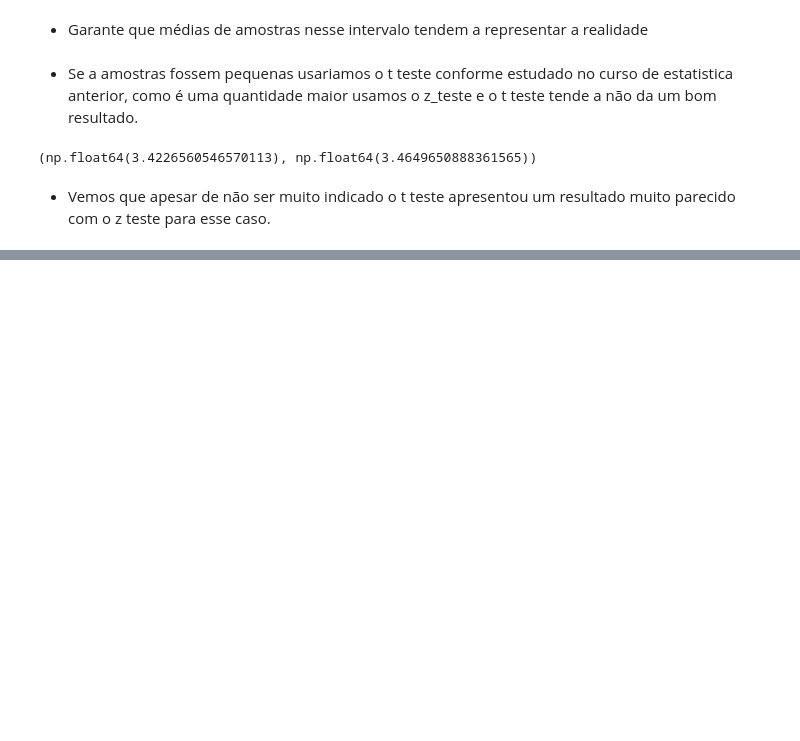
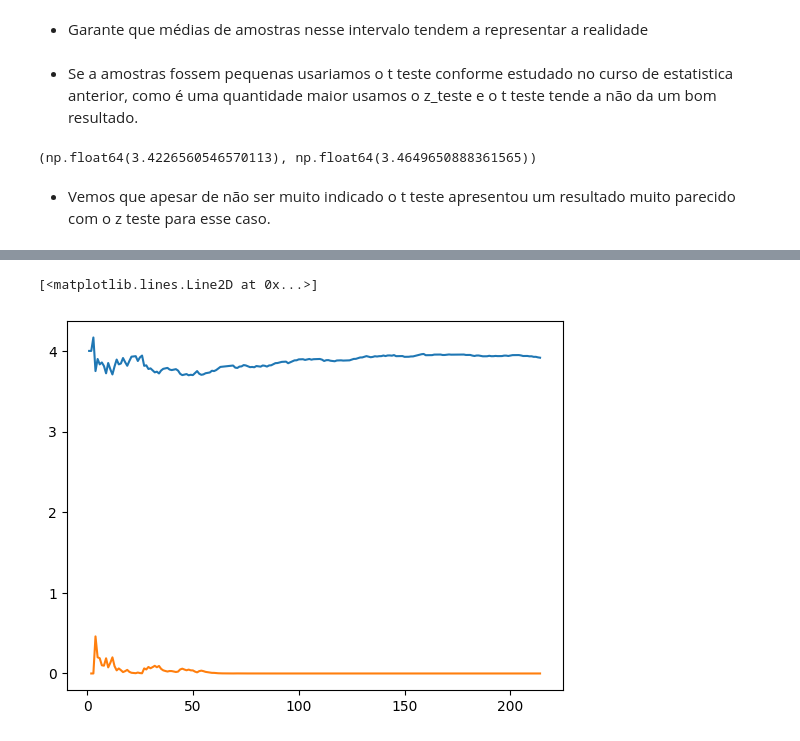
Before and after one commit to JonasSouza871/Machine-Learning-Statistics-Studies, a Jupyter notebook: Testes_Estatísticos_com_Python.ipynb, the cells around one changed output, grey strips where cells are left out. Drawn from its saved outputs; the diff is of its cells as text; code cells hidden in the pictures; blank space fills up the shorter version.

```diff
--- a/Testes_Estatísticos_com_Python.ipynb
+++ b/Testes_Estatísticos_com_Python.ipynb
@@ -706,0 +812,6 @@ test.tconfint_mean() #t teste para a media
+# %%
+from statsmodels.stats.weightstats import ztest
+z_teste,p_valor = ztest(notas1, value=3.43) # media dos filmes igual a 3.43
+  #primeiro termo de saida será o z estatistico e o segundo o p valor
+print(z_teste)
+print(p_valor)
@@ -706,0 +874,15 @@ test.tconfint_mean() #t teste para a media
+# %%
+#total de notas
+len(notas1)
+# faz um for para ver todas as medias de todas as amostras possiveis
+def calcular_teste(i):
+     # Calcula a média da amostra até o índice i
+     media = (notas1[0:i].mean())
+     # Realiza o z-teste usando a amostra (notas1[0:i]) e o valor a ser comparado (3.43)
+     z_teste,p_valor = ztest(notas1[0:i], value=3.43) # media dos filmes igual a 3.43
+     return(media, z_teste,p_valor) #vai retornar 3 valors, a media obtida
+     #o z_Teste estatistico calculado para cada valor
+     # e o p vaor para cada media
+
+medias_amostras_notas_toy_story_teste_z = [calcular_teste(i) for i in range(1, len(notas1))]
+medias_amostras_notas_toy_story_teste_z # 3 saidas
@@ -706,0 +909,16 @@ test.tconfint_mean() #t teste para a media
+# %%
+#total de notas
+len(notas1)
+# faz um for para ver todas as medias de todas as amostras possiveis
+def calcular_teste(i):
+     # Calcula a média da amostra até o índice i
+     media = (notas1[0:i].mean())
+     # Realiza o z-teste usando a amostra (notas1[0:i]) e o valor a ser comparado (3.43)
+     z_teste,p_valor = ztest(notas1[0:i], value=3.43) # media dos filmes igual a 3.43
+     return(i, media, z_teste,p_valor) #vai retornar 4 valors, a media obtida
+     #o z_Teste estatistico calculado para cada valor
+     # e o p vaor para cada media
+     # a amostra
+
+medias_amostras_notas_toy_story_teste_z = [calcular_teste(i) for i in range(1, len(notas1))]
+medias_amostras_notas_toy_story_teste_z # 3 saidas
@@ -706,0 +943,9 @@ test.tconfint_mean() #t teste para a media
+# %%
+import numpy as np
+
+valores= np.array(medias_amostras_notas_toy_story_teste_z) #convertendo a lista em um array numpy
+plt.plot(valores[:,0],valores[:,1]) #plota o grafico com o comportamento das media
+plt.plot(valores[:,0],valores[:,3]) #comportamento do p valor
+# %% [output]
+[<matplotlib.lines.Line2D at 0x...>]
+[figure, added]
```
Also changed, not shown: parts of 41 cells of this notebook.
